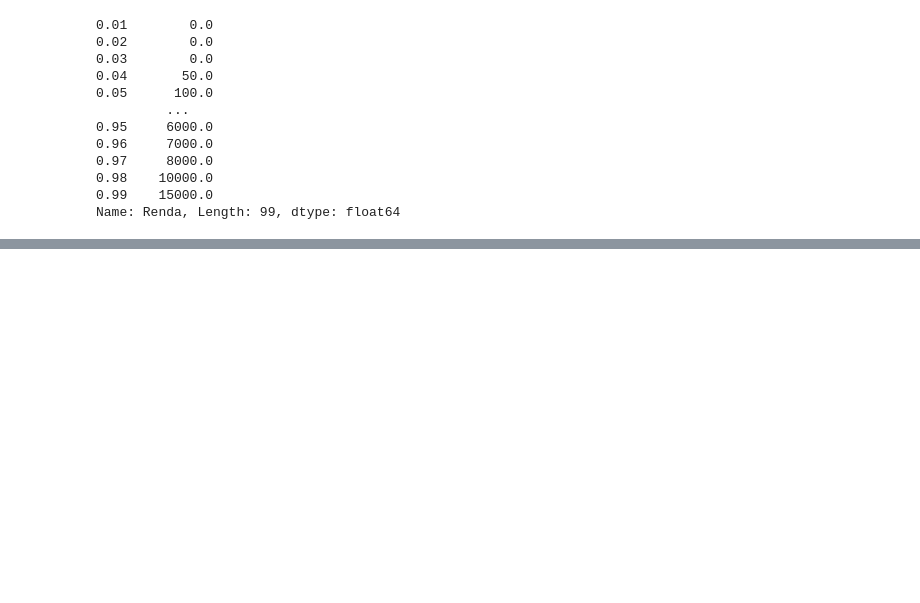
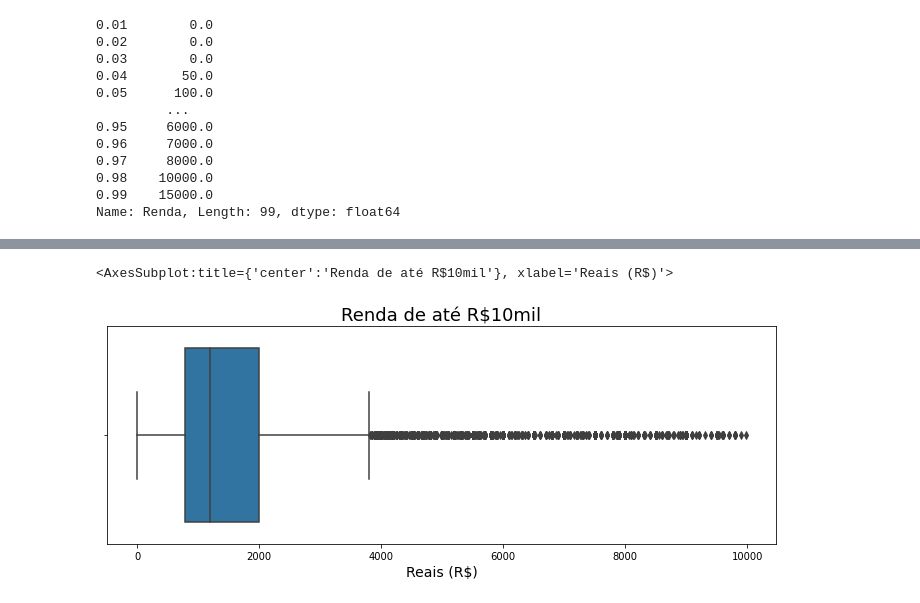
Before and after one commit to silsantos/Data-Science_Projects, a Jupyter notebook: Estatistica/Pratica1_ibge.ipynb, the cells around one changed output, grey strips where cells are left out. Cells and saved outputs as stored; diff of their text form; code cells hidden in the pictures; blank space fills up the shorter version.

```diff
--- a/Estatistica/Pratica1_ibge.ipynb
+++ b/Estatistica/Pratica1_ibge.ipynb
@@ -728,0 +762,11 @@ Name: Renda, Length: 99, dtype: float64
+# %%
+# Boxplot da variável renda, com query para restringir a renda para melhor visualização:
+
+ax = sns.boxplot(x = 'Renda', data = dados.query('Renda < 10000'), orient = 'h')
+ax.figure.set_size_inches(12,4)
+ax.set_title('Renda de até R$10mil', fontsize = 18)
+ax.set_xlabel('Reais (R$)', fontsize = 14)
+ax
+# %% [output]
+<AxesSubplot:title={'center':'Renda de até R$10mil'}, xlabel='Reais (R$)'>
+[figure, added]
```
Also changed, not shown: parts of 8 cells of this notebook.
